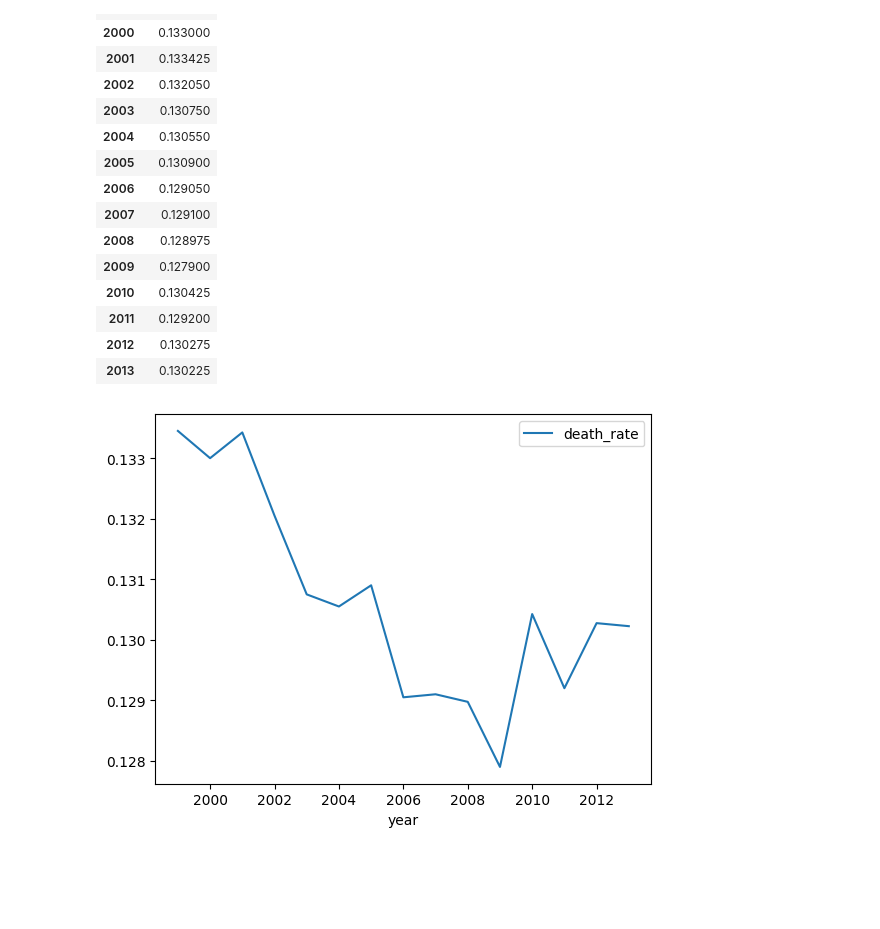
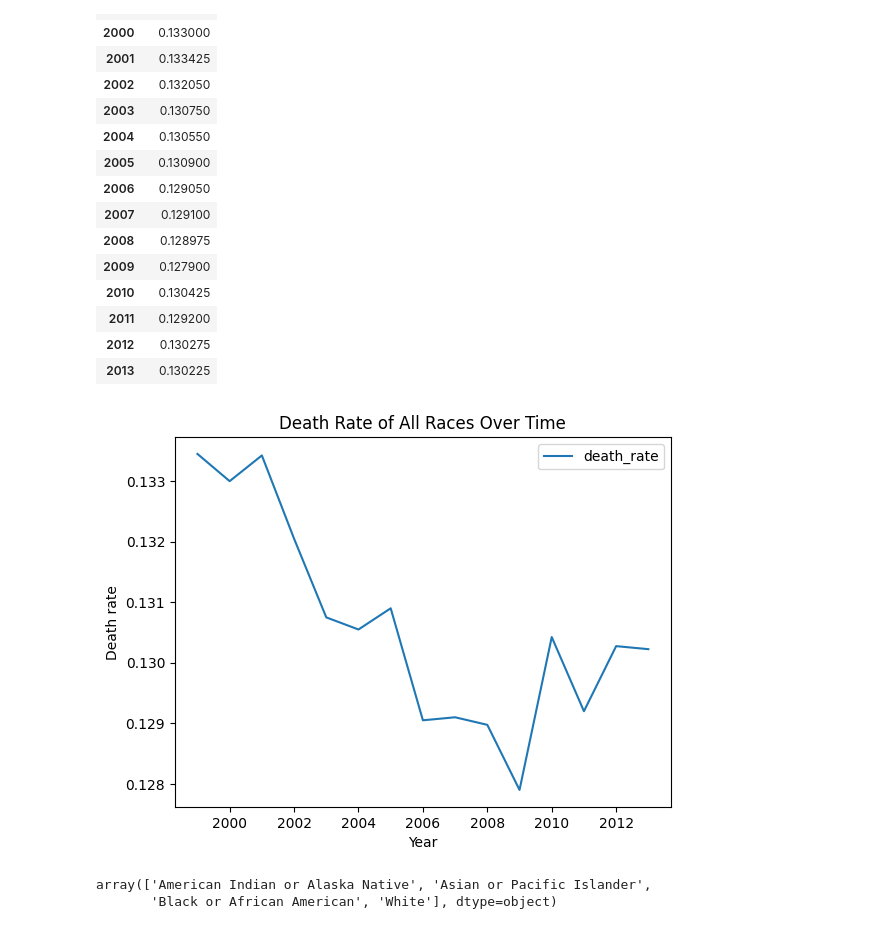
Before and after one commit to Caveexplorer/cdc_api_project, a Jupyter notebook: cdc_eda.ipynb, the cells around one changed output. Saved outputs shown, nothing was run; the diff lists cells and outputs as text; code cells hidden in the pictures; blank space fills up the shorter version.

```diff
--- a/cdc_eda.ipynb
+++ b/cdc_eda.ipynb
@@ -74,8 +129,13 @@ death_rate_over_time
 | 2011 | 0.129200 |
 | 2012 | 0.130275 |
 | 2013 | 0.130225 |
-# %%
-death_rate_over_time.plot()
-plt.show()
-# %% [output]
-[figure, removed]
+# %%
+death_rate_over_time.plot(xlabel="Year", ylabel="Death rate", title = 'Death Rate of All Races Over Time')
+plt.show()
+# %% [output]
+[figure, added]
+# %%
+df['Race'].unique()
+# %% [output]
+array(['American Indian or Alaska Native', 'Asian or Pacific Islander',
+       'Black or African American', 'White'], dtype=object)
```
Also changed, not shown: parts of 10 cells of this notebook, 1 other file.
